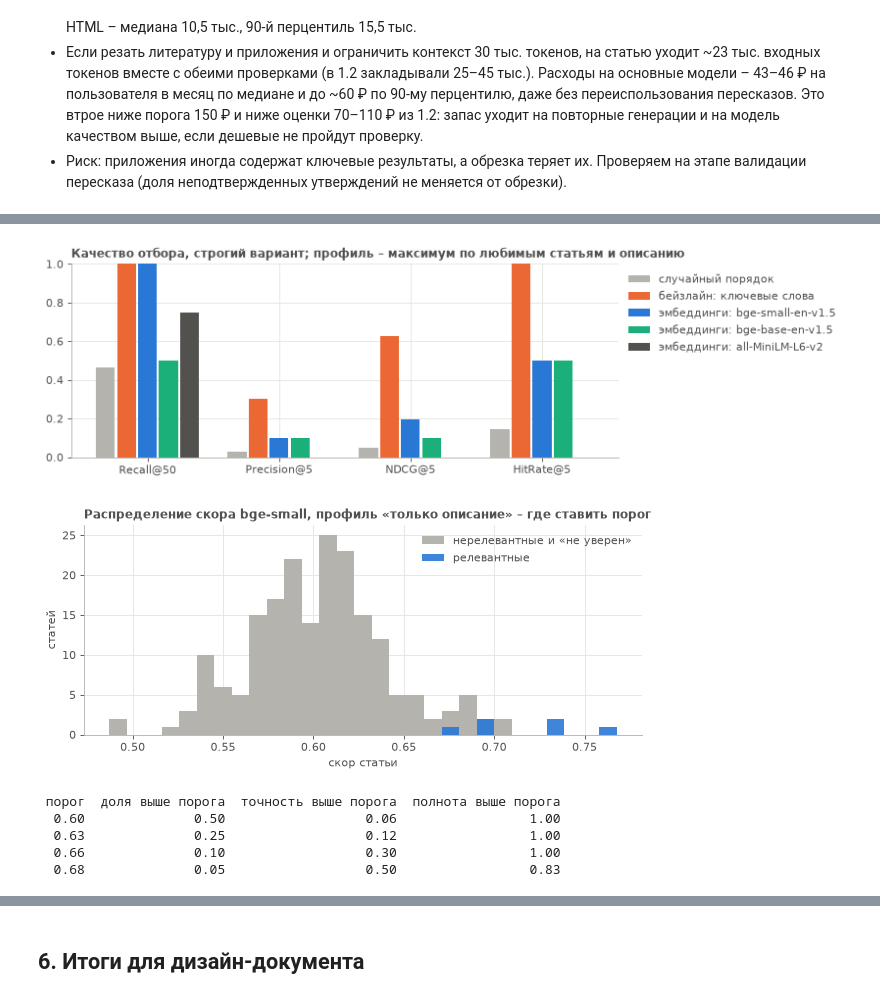
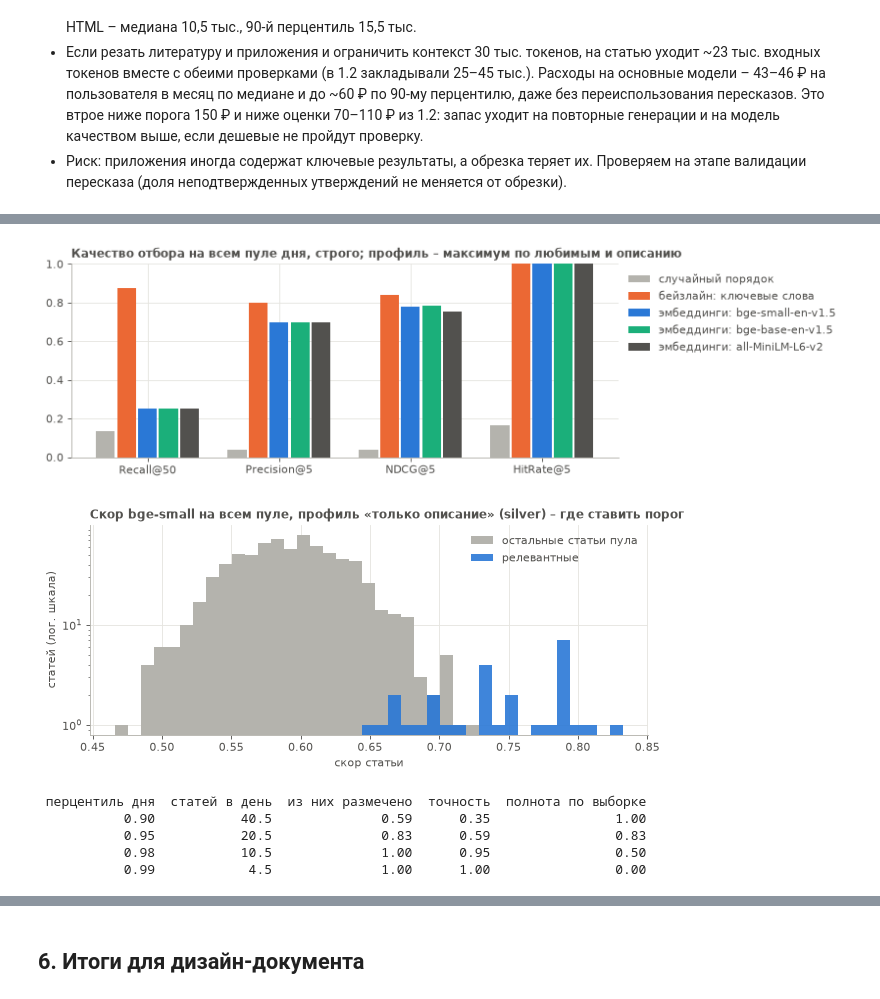
Before and after one commit to neilarphy/arxiv-daily-digest, a Jupyter notebook: notebooks/01_eda_arxiv.ipynb, the cells around one changed output, grey strips where cells are left out. Drawn from its saved outputs; the diff is of its cells as text; code cells hidden in the pictures.

Commit message:
fix: метрики отбора на всем пуле дня с пулингом и по каждому разметчику

```diff
--- a/notebooks/01_eda_arxiv.ipynb
+++ b/notebooks/01_eda_arxiv.ipynb
@@ -763,45 +867,50 @@ if ready:
     ax.set_xticks(np.arange(len(metrics)), metrics)
     ax.set_ylim(0, 1)
     ax.set_title(
-        "Качество отбора, строгий вариант; профиль – максимум по любимым статьям и описанию"
+        "Качество отбора на всем пуле дня, строго; профиль – максимум по любимым и описанию"
     )
     ax.legend(loc="upper left", bbox_to_anchor=(1, 1))
     show(fig, "06_selection_metrics")
 # %% [output]
-[figure, old version]
+[figure, new version]
 # %%
 if ready:
-    best = variants["строго"]["NDCG@5"].idxmax()
-    col = f"prof:{best}"
-    rel = gold["label"] == 1
-    fig, ax = plt.subplots()
-    bins = np.linspace(gold[col].min(), gold[col].max(), 30)
-    ax.hist(gold.loc[~rel, col], bins=bins, color=GRAY, label="нерелевантные и «не уверен»")
-    ax.hist(gold.loc[rel, col], bins=bins, color=BLUE, alpha=0.9, label="релевантные")
-    ax.set_title(f"Распределение скора bge-small, профиль «{best}» – где ставить порог")
-    ax.set_xlabel("скор статьи")
-    ax.set_ylabel("статей")
-    ax.legend()
-    show(fig, "07_score_threshold")
-    thresholds = np.quantile(gold[col], [0.5, 0.75, 0.9, 0.95])
-    print(
-        pd.DataFrame(
-            {
-                "порог": thresholds,
-                "доля выше порога": [(gold[col] >= t).mean() for t in thresholds],
-                "точность выше порога": [rel[gold[col] >= t].mean() for t in thresholds],
-                "полнота выше порога": [rel[gold[col] >= t].sum() / rel.sum() for t in thresholds],
-            }
-        )
-        .round(2)
-        .to_string(index=False)
-    )
+    for i, (ann, frame) in enumerate(scored.items()):
+        best = variants["строго"].loc[ann]["NDCG@5"].idxmax()
+        col = f"prof:{best}"
+        rel = frame["label"] == 1
+        rel_sample = rel & frame["in_sample"]
+        fig, ax = plt.subplots()
+        bins = np.linspace(frame[col].min(), frame[col].max(), 40)
+        ax.hist(frame.loc[~rel, col], bins=bins, color=GRAY, label="остальные статьи пула")
+        ax.hist(frame.loc[rel, col], bins=bins, color=BLUE, alpha=0.9, label="релевантные")
+        ax.set_yscale("log")
+        ax.set_title(f"Скор bge-small на всем пуле, профиль «{best}» ({ann}) – где ставить порог")
+        ax.set_xlabel("скор статьи")
+        ax.set_ylabel("статей (лог. шкала)")
+        ax.legend()
+        show(fig, "07_score_threshold" if i == 0 else f"07_score_threshold_{ann}")
+        percentile = frame.groupby("day")[col].rank(pct=True)
+        labeled = frame["id"].isin(labels.loc[labels["annotator"] == ann, "id"])
+        rows = []
+        for q in (0.9, 0.95, 0.975, 0.99):
+            above = percentile > q
+            rows.append(
+                {
+                    "перцентиль дня": q,
+                    "статей в день": above.sum() / frame["day"].nunique(),
+                    "из них размечено": labeled[above].mean(),
+                    "точность": rel[above].mean(),
+                    "полнота по выборке": rel_sample[above].sum() / rel_sample.sum(),
+                }
+            )
+        print(pd.DataFrame(rows).round(2).to_string(index=False))
 # %% [output]
-[figure, old version]
+[figure, new version]
- порог  доля выше порога  точность выше порога  полнота выше порога
-  0.60              0.50                  0.06                 1.00
-  0.63              0.25                  0.12                 1.00
-  0.66              0.10                  0.30                 1.00
-  0.68              0.05                  0.50                 0.83
+ перцентиль дня  статей в день  из них размечено  точность  полнота по выборке
+           0.90           40.5              0.59      0.35                1.00
+           0.95           20.5              0.83      0.59                0.83
+           0.98           10.5              1.00      0.95                0.50
+           0.99            4.5              1.00      1.00                0.00
 # %% [markdown]
 **Вывод.**
```
Also changed, not shown: parts of 12 cells of this notebook, 3 other files.
